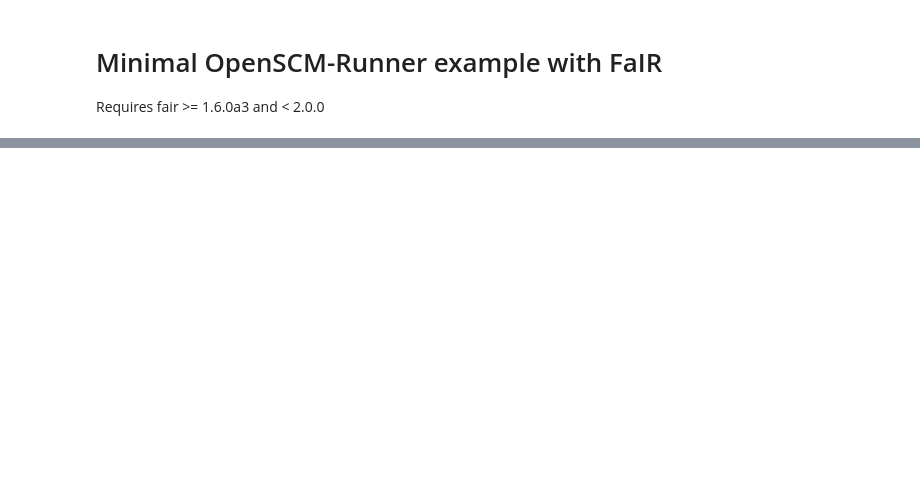
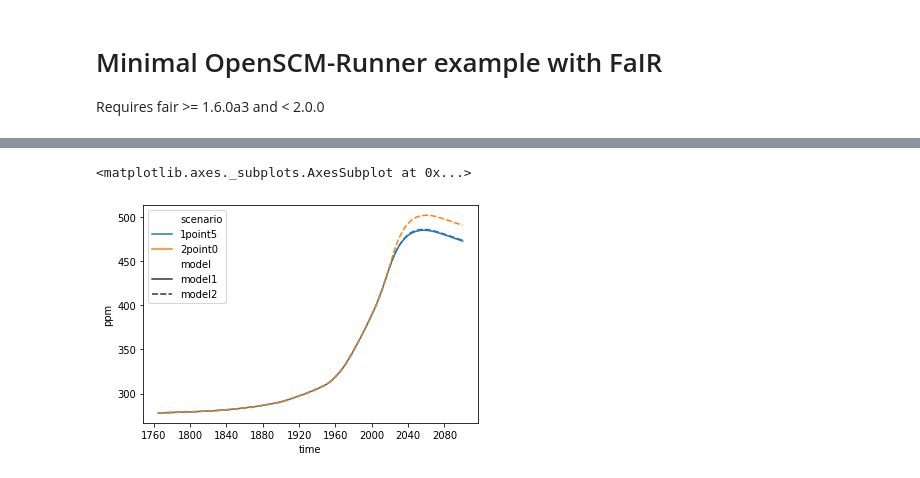
Before and after one commit to openscm/openscm-runner, a Jupyter notebook: notebooks/run-fair.ipynb, the cells around one changed output, grey strips where cells are left out. Drawn from its saved outputs; the diff is of its cells as text; code cells hidden in the pictures; blank space fills up the shorter version.

```diff
--- a/notebooks/run-fair.ipynb
+++ b/notebooks/run-fair.ipynb
@@ -76,0 +76,6 @@ pl.plot(np.arange(1765,2101), x.loc[x.index.get_level_values(3)=='Atmospheric Co
+# %%
+# NBVAL_IGNORE_OUTPUT
+x.filter(variable="Atmospheric Concentrations|CO2").lineplot(hue="scenario", style="model")
+# %% [output]
+<matplotlib.axes._subplots.AxesSubplot at 0x...>
+[figure, added]
```
Also changed, not shown: parts of 13 cells of this notebook, 2 other files.
